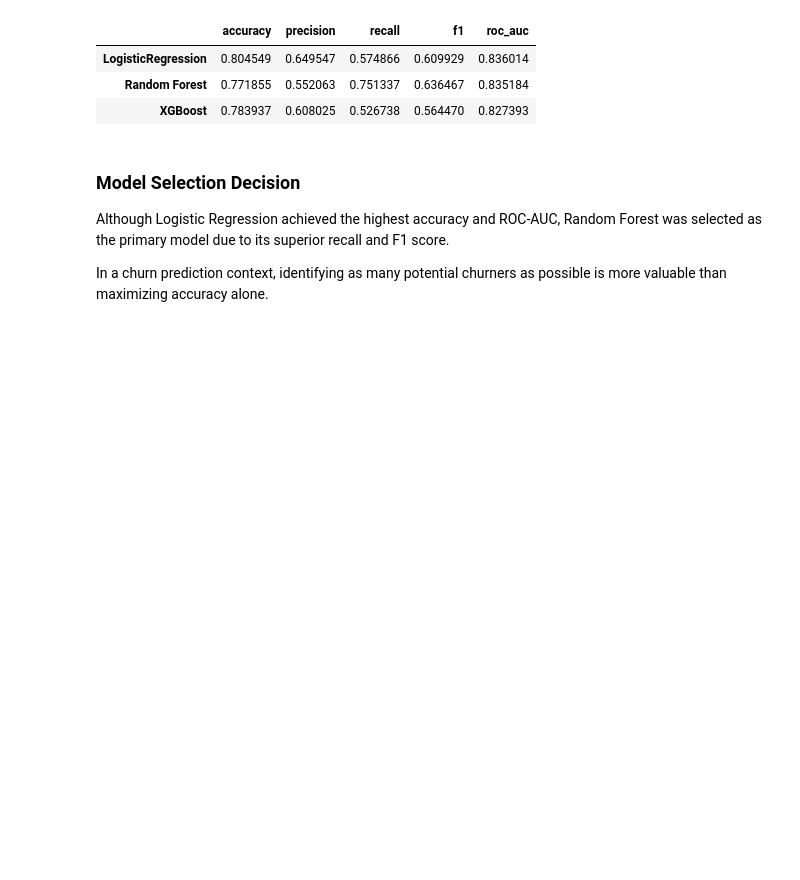
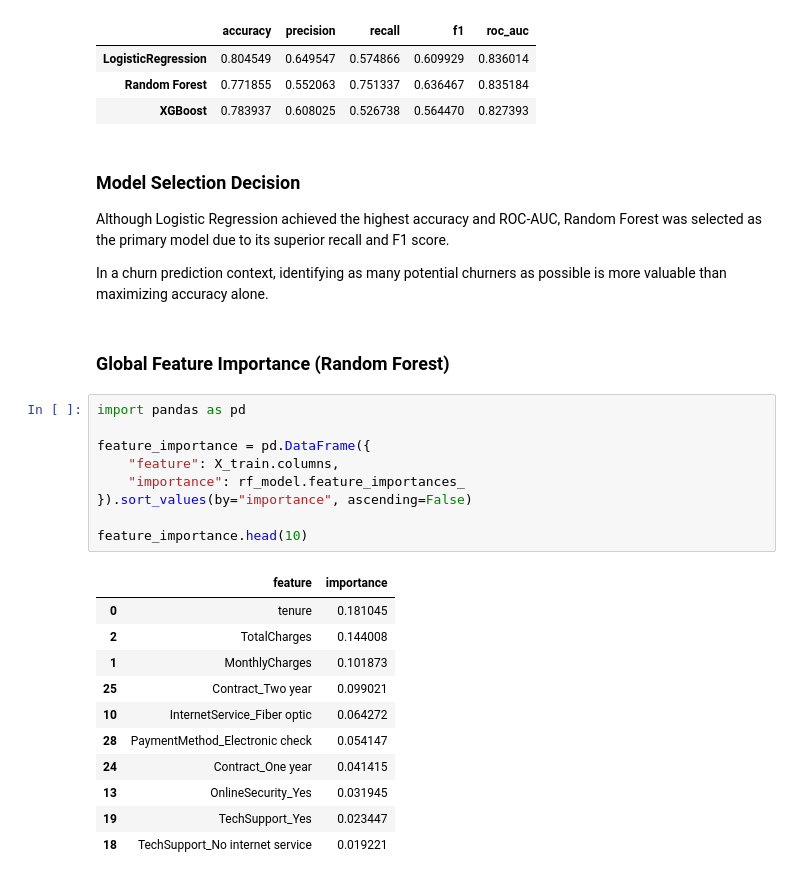
Before and after one commit to ashlanserrao/customer-churn-prediction-platform, a Jupyter notebook: notebooks/02_modeling.ipynb, the cells around one changed output. Cells and saved outputs as stored; diff of their text form; blank space fills up the shorter version.

```diff
--- a/notebooks/02_modeling.ipynb
+++ b/notebooks/02_modeling.ipynb
@@ -205,3 +205,26 @@ Although Logistic Regression achieved the highest accuracy and ROC-AUC,
 Random Forest was selected as the primary model due to its superior recall and F1 score.
 
 In a churn prediction context, identifying as many potential churners as possible is more valuable than maximizing accuracy alone.
+# %% [markdown]
+### Global Feature Importance (Random Forest)
+# %%
+import pandas as pd
+
+feature_importance = pd.DataFrame({
+    "feature": X_train.columns,
+    "importance": rf_model.feature_importances_
+}).sort_values(by="importance", ascending=False)
+
+feature_importance.head(10)
+# %% [output]
+|  | feature | importance |
+| 0 | tenure | 0.181045 |
+| 2 | TotalCharges | 0.144008 |
+| 1 | MonthlyCharges | 0.101873 |
+| 25 | Contract_Two year | 0.099021 |
+| 10 | InternetService_Fiber optic | 0.064272 |
+| 28 | PaymentMethod_Electronic check | 0.054147 |
+| 24 | Contract_One year | 0.041415 |
+| 13 | OnlineSecurity_Yes | 0.031945 |
+| 19 | TechSupport_Yes | 0.023447 |
+| 18 | TechSupport_No internet service | 0.019221 |
```
Also changed, not shown: parts of 8 cells of this notebook, 1 other file.
